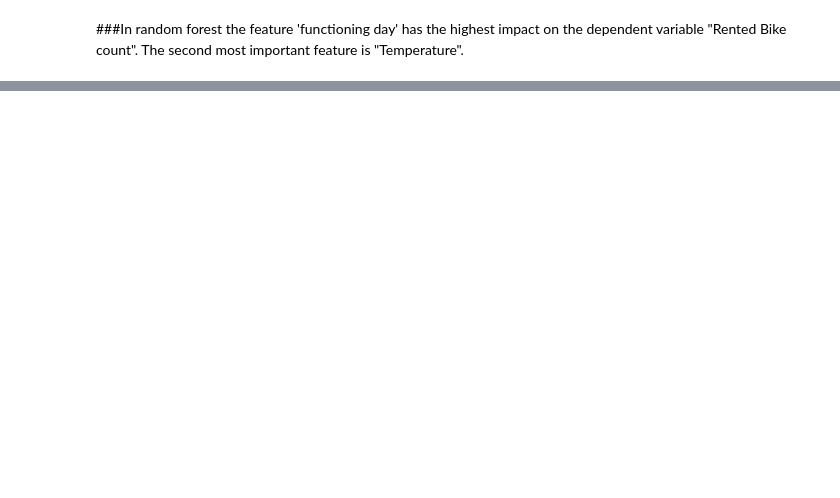
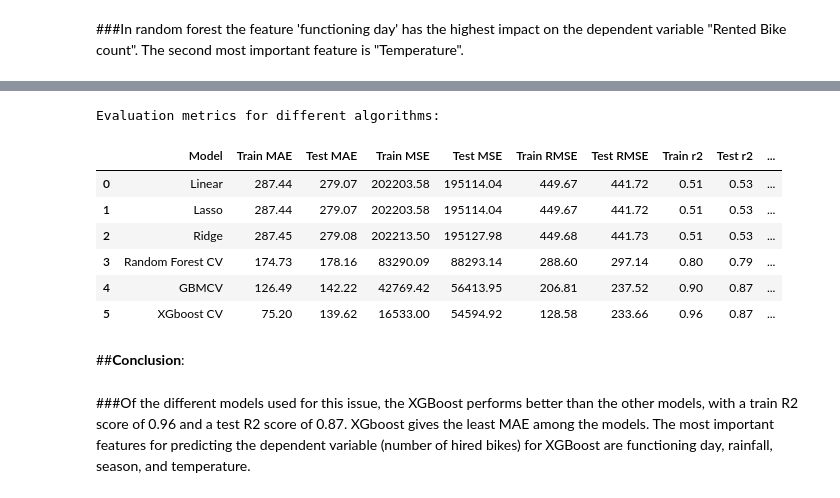
Before and after one commit to nivyathiruvoth/Seoul-Bike-Sharing-Demand-Prediction, a Jupyter notebook: Bike_Sharing_Demand_Prediction.ipynb, the cells around one changed output, grey strips where cells are left out. Drawn from its saved outputs; the diff is of its cells as text; code cells hidden in the pictures; blank space fills up the shorter version.

```diff
--- a/Bike_Sharing_Demand_Prediction.ipynb
+++ b/Bike_Sharing_Demand_Prediction.ipynb
@@ -868,0 +1094,14 @@ feature_importance(rf_optimal_model)
+# %%
+# Making predictions on train and test data
+
+train_class_preds = xgb_optimal_model.predict(X_train)
+test_class_preds = xgb_optimal_model.predict(X_test)
+
+
+# Get the probabilities on train and test
+y_pred_train_xgb = xgb_optimal_model.predict(X_train)
+y_pred_test_xgb = xgb_optimal_model.predict(X_test)
+# %%
+#Storing xgboost regression evaluation scores
+train_result_xgb = regression_results(y_train,y_pred_train_xgb,X_train)
+test_result_xgb =  regression_results(y_test,y_pred_test_xgb,X_test)
@@ -868,0 +1130,36 @@ feature_importance(rf_optimal_model)
+# %%
+regresser = ['Linear ', 'Lasso ', 'Ridge', 'Random Forest CV', 'GBMCV' , 'XGboost CV']
+#Seperating evaluation scores
+train_MAE = [train_result_linear[0],train_result_lasso[0],train_result_ridge[0],train_result_rf[0],train_result_gbm[0],train_result_xgb[0]]
+test_MAE = [test_result_linear[0],test_result_lasso[0],test_result_ridge[0],test_result_rf[0],test_result_gbm[0],test_result_xgb[0]]
+
+train_MSE = [train_result_linear[1],train_result_lasso[1],train_result_ridge[1],train_result_rf[1],train_result_gbm[1],train_result_xgb[1]]
+test_MSE = [test_result_linear[1],test_result_lasso[1],test_result_ridge[1],test_result_rf[1],test_result_gbm[1],test_result_xgb[1]]
+
+train_RMSE = [train_result_linear[2],train_result_lasso[2],train_result_ridge[2],train_result_rf[2],train_result_gbm[2],train_result_xgb[2]]
+test_RMSE = [test_result_linear[2],test_result_lasso[2],test_result_ridge[2],test_result_rf[2],test_result_gbm[2],test_result_xgb[2]]
+
+train_r2 = [train_result_linear[3],train_result_lasso[3],train_result_ridge[3],train_result_rf[3],train_result_gbm[3],train_result_xgb[3]]
+test_r2 = [test_result_linear[3],test_result_lasso[3],test_result_ridge[3],test_result_rf[3],test_result_gbm[3],test_result_xgb[3]]
+
+train_adj_r2 = [train_result_linear[4],train_result_lasso[4],train_result_ridge[4],train_result_rf[4],train_result_gbm[4],train_result_xgb[4]]
+test_adj_r2 = [test_result_linear[4],test_result_lasso[4],test_result_ridge[4],test_result_rf[4],test_result_gbm[4],test_result_xgb[4]]
+# %%
+#Creating a dataframe of evaluation scores of all te models after cross validation and hyper parameter tuning
+evalation_matrix=pd.DataFrame({'Model':regresser, 'Train MAE': train_MAE, 'Test MAE': test_MAE, 'Train MSE': train_MSE, 'Test MSE': test_MSE, 'Train RMSE': train_RMSE, 'Test RMSE': test_RMSE,
+              'Train r2': train_r2, 'Test r2': test_r2, 'Train adj r2': train_adj_r2, 'Test adj r2': test_adj_r2})
+print("Evaluation metrics for different algorithms:")
+evalation_matrix
+# %% [output]
+Evaluation metrics for different algorithms:
+|  | Model | Train MAE | Test MAE | Train MSE | Test MSE | Train RMSE | Test RMSE | Train r2 | Test r2 | ... |
+| 0 | Linear | 287.44 | 279.07 | 202203.58 | 195114.04 | 449.67 | 441.72 | 0.51 | 0.53 | ... |
+| 1 | Lasso | 287.44 | 279.07 | 202203.58 | 195114.04 | 449.67 | 441.72 | 0.51 | 0.53 | ... |
+| 2 | Ridge | 287.45 | 279.08 | 202213.50 | 195127.98 | 449.68 | 441.73 | 0.51 | 0.53 | ... |
+| 3 | Random Forest CV | 174.73 | 178.16 | 83290.09 | 88293.14 | 288.60 | 297.14 | 0.80 | 0.79 | ... |
+| 4 | GBMCV | 126.49 | 142.22 | 42769.42 | 56413.95 | 206.81 | 237.52 | 0.90 | 0.87 | ... |
+| 5 | XGboost CV | 75.20 | 139.62 | 16533.00 | 54594.92 | 128.58 | 233.66 | 0.96 | 0.87 | ... |
+# %% [markdown]
+##**Conclusion**:
+# %% [markdown]
+###Of the different models used for this issue, the XGBoost performs better than the other models, with a train R2 score of 0.96 and a test R2 score of 0.87. XGboost gives the least MAE among the models. The most important features for predicting the dependent variable (number of hired bikes) for XGBoost are functioning day, rainfall, season, and temperature.
```
Also changed, not shown: parts of 70 cells of this notebook.
